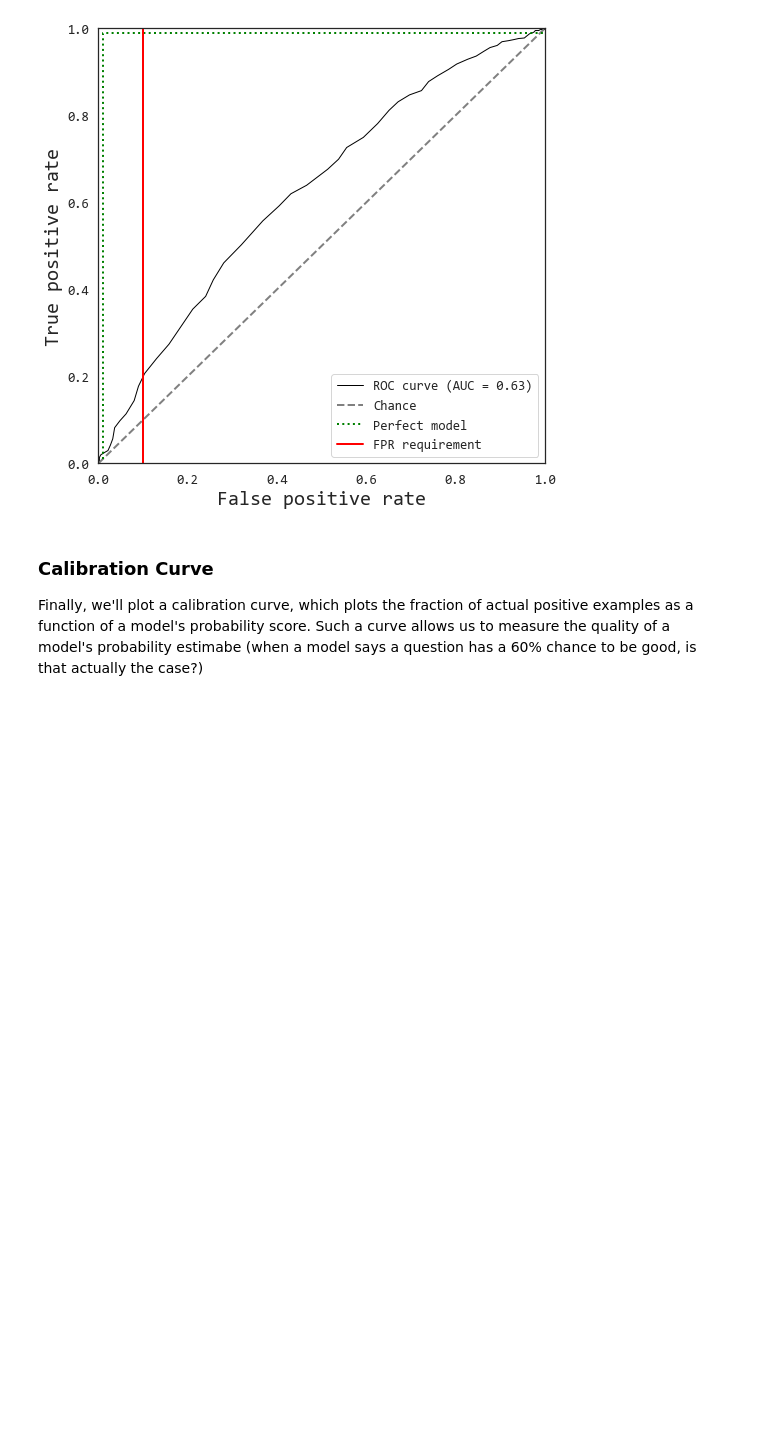
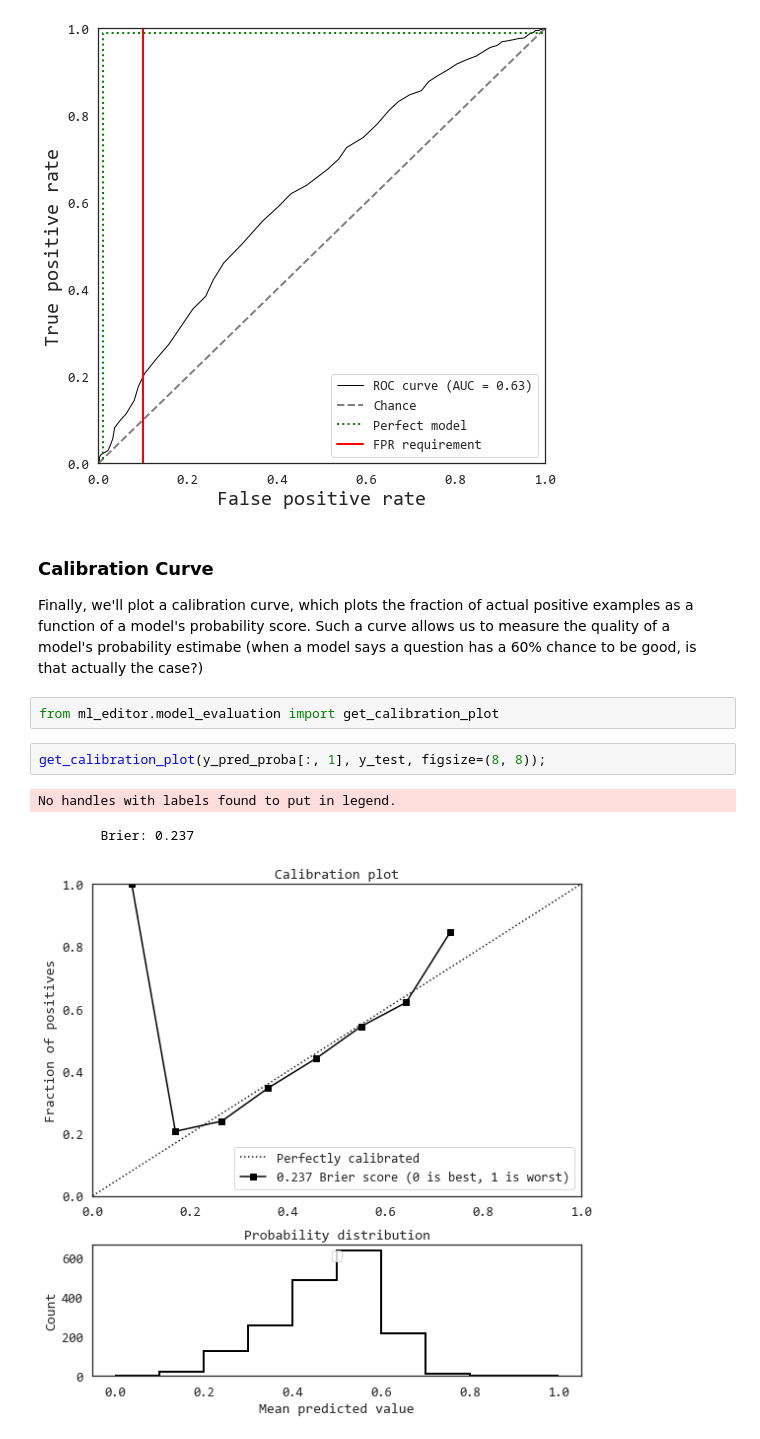
Before and after one commit to yl238/ml-app-deploy, a Jupyter notebook: notebooks/compare_data_to_predictions.ipynb, the cells around one changed output. Saved outputs shown, nothing was run; the diff lists cells and outputs as text; blank space fills up the shorter version.

Commit message:
Add more model evaluation

```diff
--- a/notebooks/compare_data_to_predictions.ipynb
+++ b/notebooks/compare_data_to_predictions.ipynb
@@ -73,3 +76,11 @@ get_roc_plot(y_pred_proba[:, 1], y_test, fpr_bar=.1, figsize=(8, 8))
 # %% [markdown]
 ### Calibration Curve
 Finally, we'll plot a calibration curve, which plots the fraction of actual positive examples as a function of a model's probability score. Such a curve allows us to measure the quality of a model's probability estimabe (when a model says a question has a 60% chance to be good, is that actually the case?)
+# %%
+from ml_editor.model_evaluation import get_calibration_plot
+# %%
+get_calibration_plot(y_pred_proba[:, 1], y_test, figsize=(8, 8));
+# %% [output]
+No handles with labels found to put in legend.
+        Brier: 0.237
+[figure, added]
```
Also changed, not shown: parts of 2 cells of this notebook, 5 other files.
